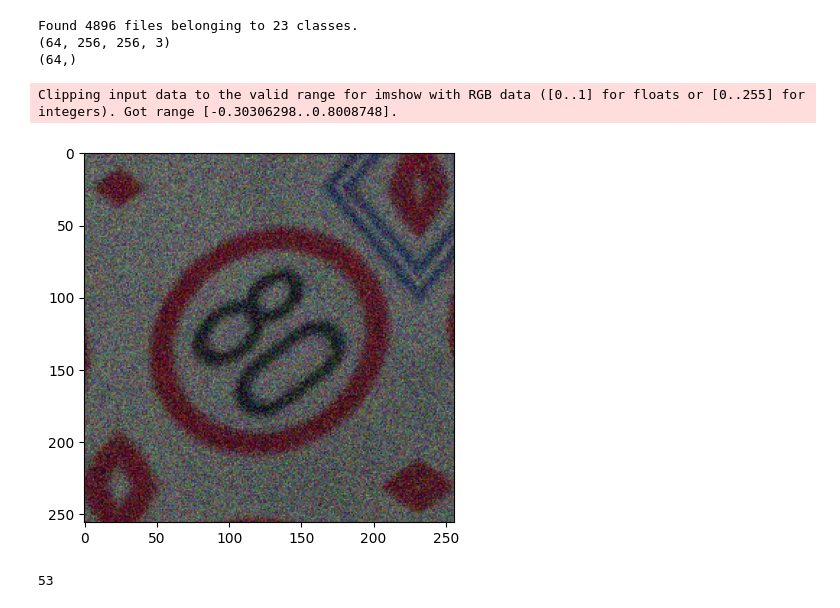
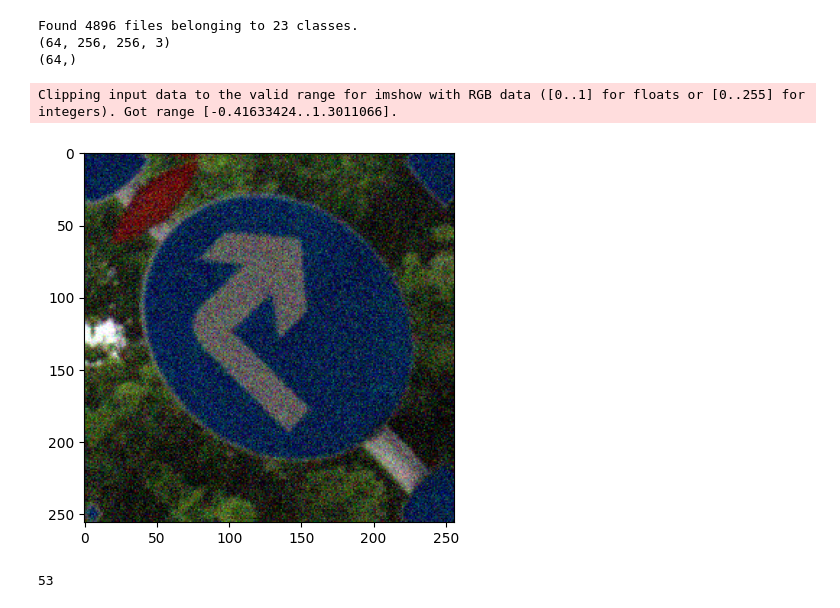
Before and after one commit to mariooohzc/ConvolutionNeuralNetworkImageClassificationProject, a Jupyter notebook: experimental/filetest.ipynb, the cells around one changed output. Saved outputs shown, nothing was run; the diff lists cells and outputs as text; code cells hidden in the pictures.

```diff
--- a/experimental/filetest.ipynb
+++ b/experimental/filetest.ipynb
@@ -308,11 +315,10 @@ def add_gaussian_noise(image, mean=0.0, stddev=0.1):
     return image + noise
 # %%
 data_augmentation = tf.keras.Sequential([
-    tf.keras.layers.RandomFlip("horizontal_and_vertical"),
-    tf.keras.layers.RandomRotation(1),
-    tf.keras.layers.RandomZoom(1),
-    tf.keras.layers.RandomContrast(1)
-
+    tf.keras.layers.RandomFlip("horizontal"),
+    tf.keras.layers.RandomRotation(0.5),
+    tf.keras.layers.RandomZoom(0.5),
+    tf.keras.layers.RandomContrast(0.5)
 ])
 # %%
 def augment_with_noise(image, label):
@@ -337,12 +343,12 @@ Found 4896 files belonging to 23 classes.
 (64, 256, 256, 3)
 (64,)
 # %%
-example_image = augmented_next_batch[0][50]
+example_image = augmented_next_batch[0][33]
 plt.imshow(example_image)
 plt.show()
 # %% [output]
-Clipping input data to the valid range for imshow with RGB data ([0..1] for floats or [0..255] for integers). Got range [-0.30306298..0.8008748].
+Clipping input data to the valid range for imshow with RGB data ([0..1] for floats or [0..255] for integers). Got range [-0.41633424..1.3011066].
-[figure, old version]
+[figure, new version]
 # %%
 augmented_train=augmented_data.take(trainsize)
 augmented_val=augmented_data.skip(trainsize).take(valsize)
```
Also changed, not shown: parts of 8 cells of this notebook, 3 other files.
